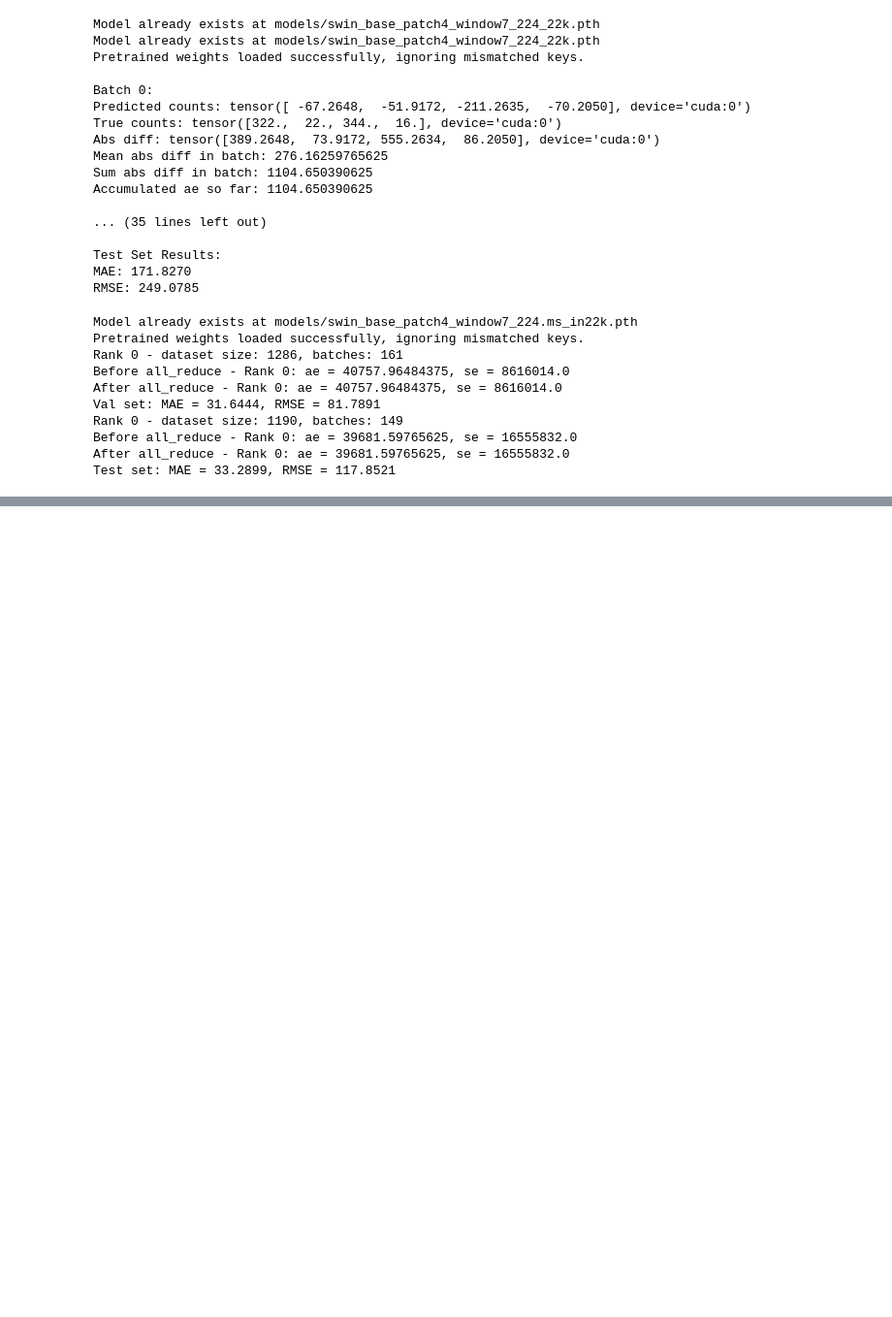
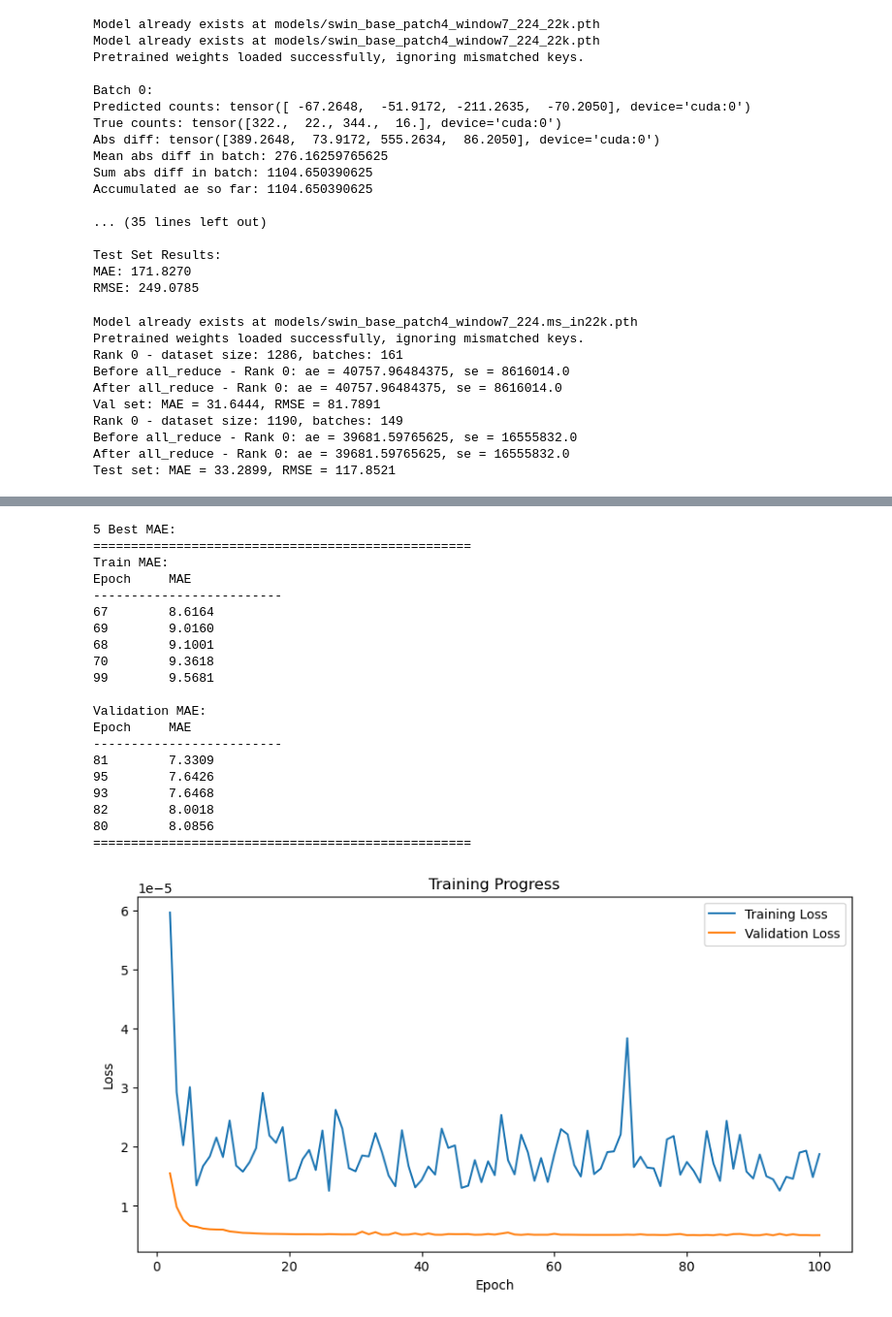
Before and after one commit to Renaldyfredyan/my_count, a Jupyter notebook: Training.ipynb, the cells around one changed output, grey strips where cells are left out. Shown: that part at 97% size. Drawn from its saved outputs; the diff is of its cells as text; code cells hidden in the pictures; blank space fills up the shorter version.

```diff
--- a/Training.ipynb
+++ b/Training.ipynb
@@ -221,0 +213,76 @@ Test set MAE: 16.57 RMSE: 81.89
+# %%
+import pandas as pd
+import matplotlib.pyplot as plt
+
+# Baca CSV
+df = pd.read_csv('checkpoints/training_log.csv')
+
+# Eksklusi epoch pertama
+df = df[df['Epoch'] > 1]
+
+best_train = df.nsmallest(5, 'Train MAE')[['Epoch', 'Train MAE']]
+best_val = df.nsmallest(5, 'Val MAE')[['Epoch', 'Val MAE']]
+
+# Print tabel
+print("\n5 Best MAE:")
+print("=" * 50)
+print("Train MAE:")
+print(f"{'Epoch':<10}{'MAE':<15}")
+print("-" * 25)
+for _, row in best_train.iterrows():
+    print(f"{int(row['Epoch']):<10}{row['Train MAE']:<15.4f}")
+
+print("\nValidation MAE:")
+print(f"{'Epoch':<10}{'MAE':<15}")
+print("-" * 25)
+for _, row in best_val.iterrows():
+    print(f"{int(row['Epoch']):<10}{row['Val MAE']:<15.4f}")
+print("=" * 50)
+
+# Plot loss
+plt.figure(figsize=(10, 5))
+plt.plot(df['Epoch'], df['Train Loss'], label='Training Loss')
+plt.plot(df['Epoch'], df['Val Loss'], label='Validation Loss')
+plt.xlabel('Epoch')
+plt.ylabel('Loss')
+plt.legend()
+plt.title('Training Progress')
+plt.show()
+
+# Plot MAE dengan best points
+plt.figure(figsize=(10, 5))
+plt.plot(df['Epoch'], df['Train MAE'], label='Training MAE')
+plt.plot(df['Epoch'], df['Val MAE'], label='Validation MAE')
+
+# Tambahkan titik merah untuk Best Epochs
+best_epochs = df[df['Best'] == 'Yes']
+plt.scatter(best_epochs['Epoch'], best_epochs['Val MAE'],
+           color='red', s=100, label='Best Epochs', zorder=5)
+
+plt.xlabel('Epoch')
+plt.ylabel('MAE')
+plt.legend()
+plt.title('Validation MAE over Time')
+plt.show()
+# %% [output]
+5 Best MAE:
+==================================================
+Train MAE:
+Epoch     MAE
+-------------------------
+67        8.6164
+69        9.0160
+68        9.1001
+70        9.3618
+99        9.5681
+
+Validation MAE:
+Epoch     MAE
+-------------------------
+81        7.3309
+95        7.6426
+93        7.6468
+82        8.0018
+80        8.0856
+==================================================
+[figure, added]
```
Also changed, not shown: parts of 4 cells of this notebook, 34 other files.
